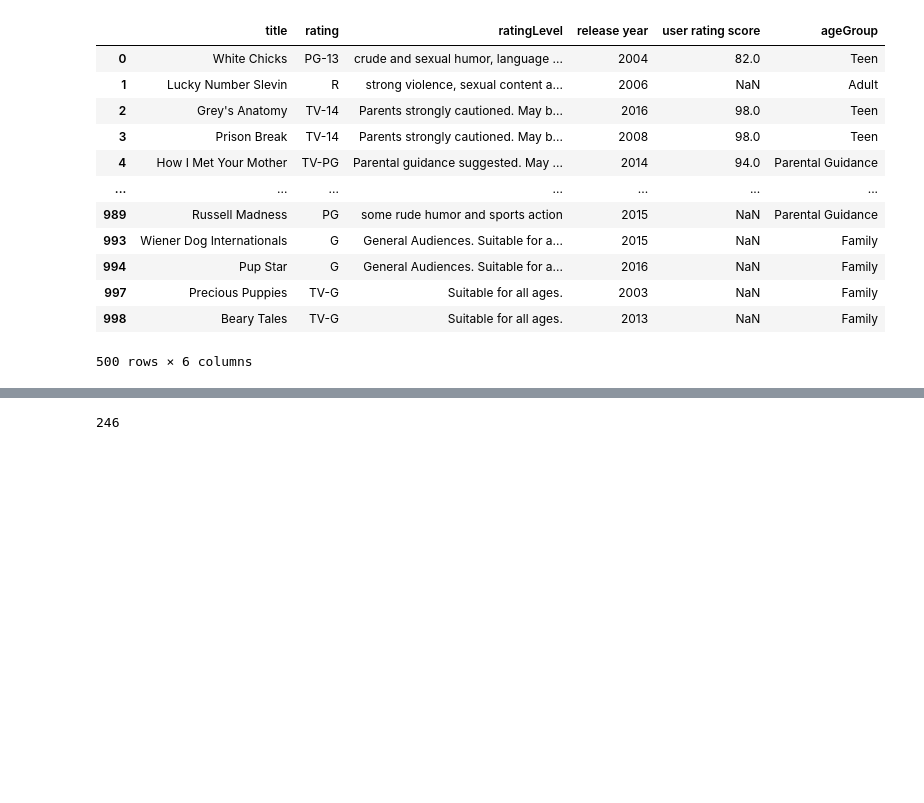
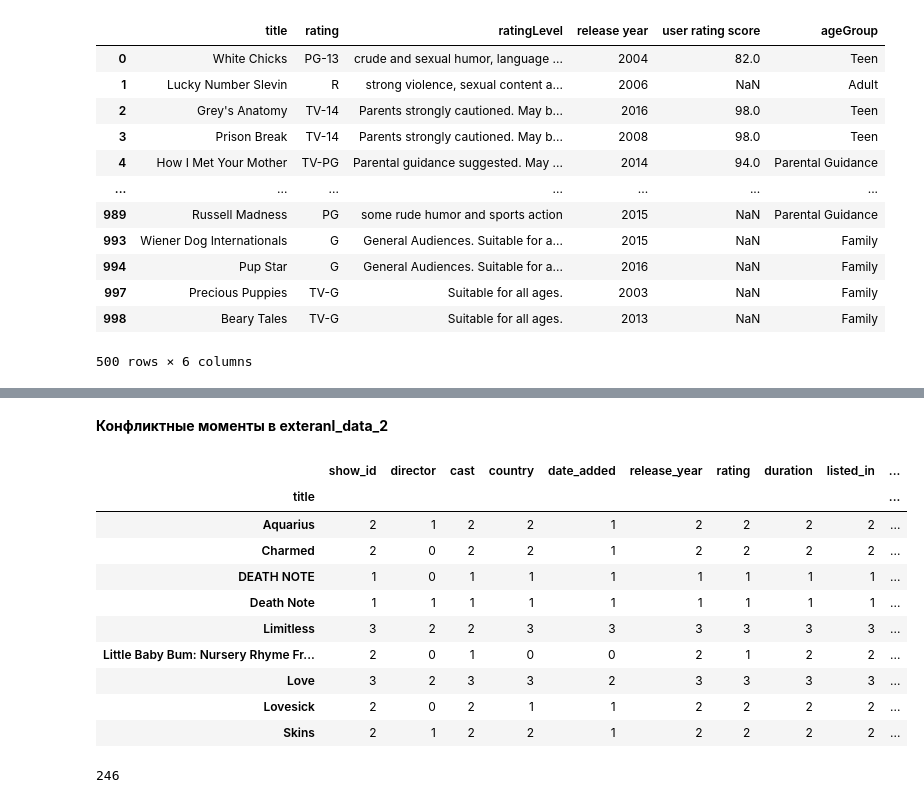
Before and after one commit to HSE-Study-Team/ML_EDA, a Jupyter notebook: notebooks/data_prepare.ipynb, the cells around one changed output, grey strips where cells are left out. Cells and saved outputs as stored; diff of their text form; code cells hidden in the pictures; blank space fills up the shorter version.

Commit message:
Очищены лишние датасеты для обогащения, добавлен анализ по title перед мерджами

```diff
--- a/notebooks/data_prepare.ipynb
+++ b/notebooks/data_prepare.ipynb
@@ -271,0 +301,15 @@ external_data = pd.read_csv("../data/external/Netflix Dataset.csv", encoding='cp
+# %%
+ALPHABET = set("abcdefghijklmnopqrstuvwxyz0123456789")
+
+def prepare_title(title:str):
+    if pd.isna(title):
+        return pd.NA
+
+    title = str(title).lower().strip()
+
+    res_title = []
+    for char in title:
+        if char in ALPHABET:
+            res_title.append(char)
+
+    return "".join(res_title)
@@ -271,0 +318,3 @@ external_data = pd.read_csv("../data/external/Netflix Dataset.csv", encoding='cp
+# %%
+prep['normal_title'] = prep['title'].apply(lambda x: prepare_title(x))
+prep.head(3)
@@ -271,0 +328,3 @@ external_data = pd.read_csv("../data/external/Netflix Dataset.csv", encoding='cp
+# %%
+external_data_1['normal_title'] = external_data_1['title'].apply(lambda x: prepare_title(x))
+external_data_2['normal_title'] = external_data_2['title'].apply(lambda x: prepare_title(x))
@@ -271,0 +396,4 @@ external_data = pd.read_csv("../data/external/Netflix Dataset.csv", encoding='cp
+# %%
+title_duples_df2 = external_data_2[external_data_2['normal_title'].isin(prep['normal_title'])]["normal_title"].value_counts()
+title_duples_df2 = title_duples_df2[title_duples_df2 > 1]
+title_duples_names_df2 = list(title_duples_df2.index)
@@ -272 +432,17 @@ external_data = pd.read_csv("../data/external/Netflix Dataset.csv", encoding='cp
+# %% [markdown]
+**Конфликтные моменты в exteranl_data_2**
+# %%
+external_data_2[external_data_2['normal_title'].isin(title_duples_names_df2)].groupby('title').count()
+# %% [output]
+|  | show_id | director | cast | country | date_added | release_year | rating | duration | listed_in | ... |
+| title |  |  |  |  |  |  |  |  |  | ... |
+| Aquarius | 2 | 1 | 2 | 2 | 1 | 2 | 2 | 2 | 2 | ... |
+| Charmed | 2 | 0 | 2 | 2 | 1 | 2 | 2 | 2 | 2 | ... |
+| DEATH NOTE | 1 | 0 | 1 | 1 | 1 | 1 | 1 | 1 | 1 | ... |
+| Death Note | 1 | 1 | 1 | 1 | 1 | 1 | 1 | 1 | 1 | ... |
+| Limitless | 3 | 2 | 2 | 3 | 3 | 3 | 3 | 3 | 3 | ... |
+| Little Baby Bum: Nursery Rhyme Fr... | 2 | 0 | 1 | 0 | 0 | 2 | 1 | 2 | 2 | ... |
+| Love | 3 | 2 | 3 | 3 | 2 | 3 | 3 | 3 | 3 | ... |
+| Lovesick | 2 | 0 | 2 | 1 | 1 | 2 | 2 | 2 | 2 | ... |
+| Skins | 2 | 1 | 2 | 2 | 1 | 2 | 2 | 2 | 2 | ... |
 # %%
```
Also changed, not shown: parts of 27 cells of this notebook, 3 other files.
